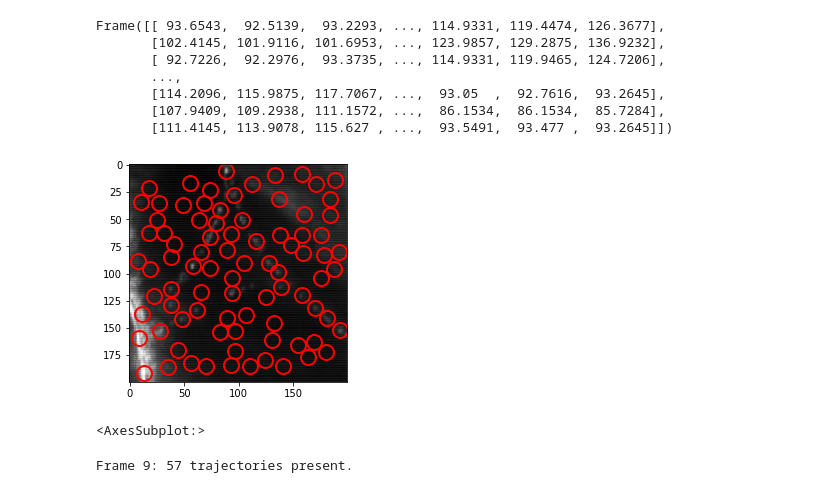
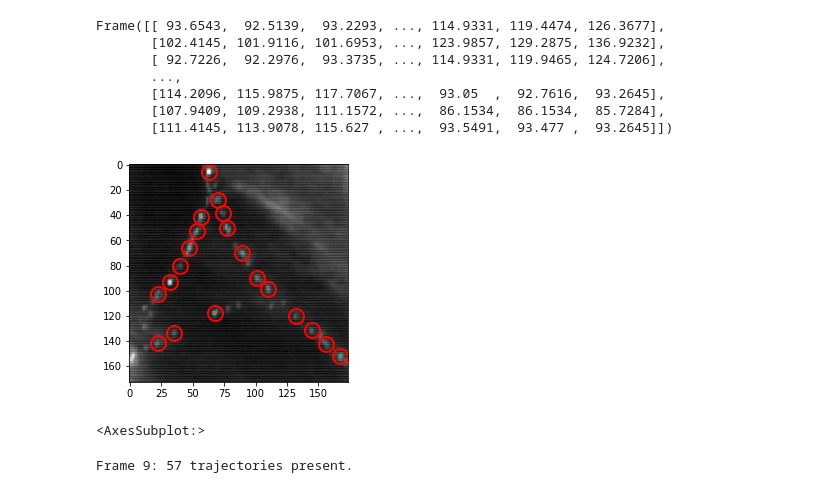
Before and after one commit to dbautista98/BMC_analysis, a Jupyter notebook: exploration.ipynb, the cells around one changed output. Saved outputs shown, nothing was run; the diff lists cells and outputs as text; code cells hidden in the pictures.

```diff
--- a/exploration.ipynb
+++ b/exploration.ipynb
@@ -23,12 +23,13 @@ Frame([[ 93.6543,  92.5139,  93.2293, ..., 114.9331, 119.4474, 126.3677],
        [114.2096, 115.9875, 117.7067, ...,  93.05  ,  92.7616,  93.2645],
        [107.9409, 109.2938, 111.1572, ...,  86.1534,  86.1534,  85.7284],
        [111.4145, 113.9078, 115.627 , ...,  93.5491,  93.477 ,  93.2645]])
-# %%
-loc = tp.locate(frames[0], diameter=11)
-tp.annotate(loc, frames[0])
-# %% [output]
-[figure, removed]
-<AxesSubplot:>
+# %%
+this_img = frames[0][:-27, 26:]
+loc = tp.locate(this_img, diameter=9, minmass=140, maxsize=3)
+tp.annotate(loc, this_img)
+# %% [output]
+[figure, added]
+<AxesSubplot:>
 # %%
 # to process the whole data run
 all_imgs = tp.batch(frames[:10], diameter=11, minmass=20)
```
Also changed, not shown: parts of 3 cells of this notebook.
